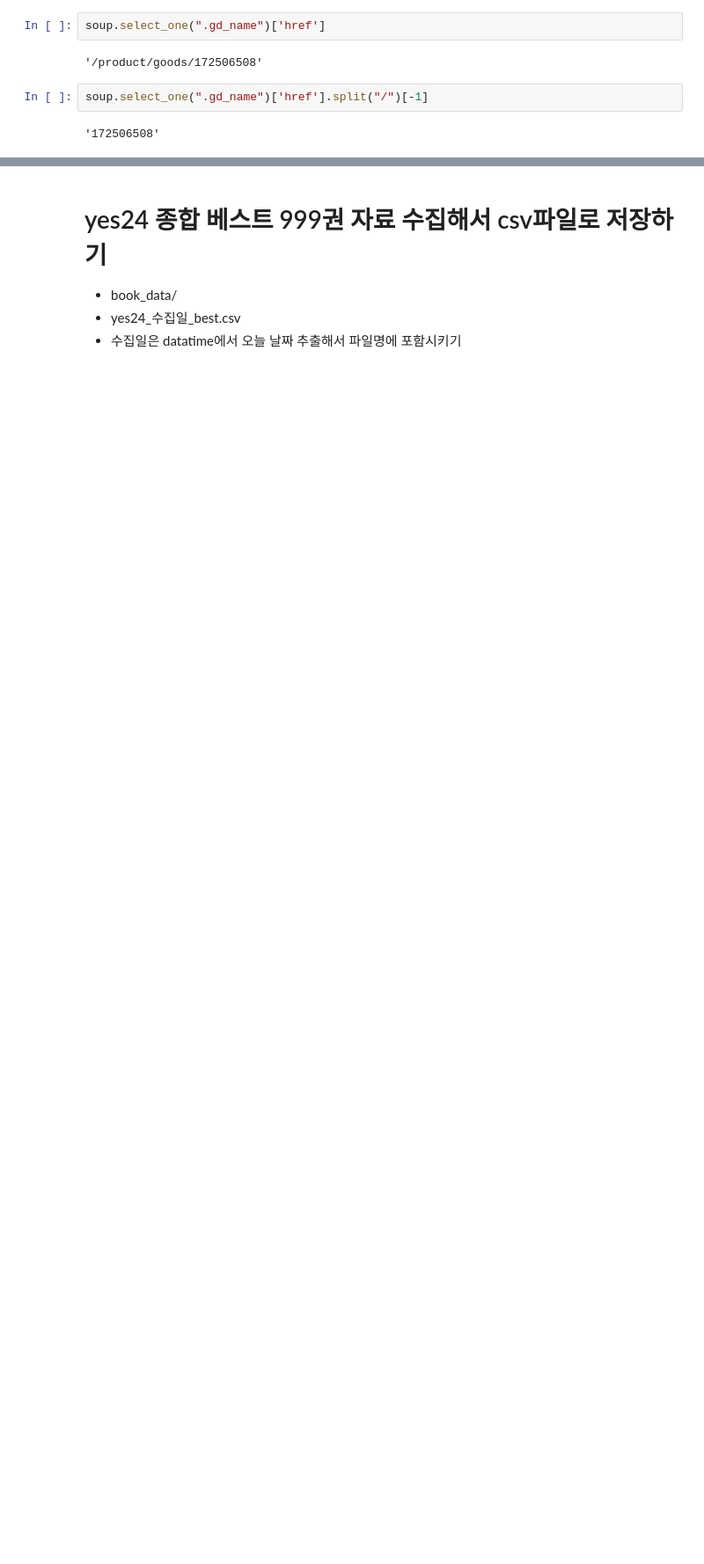
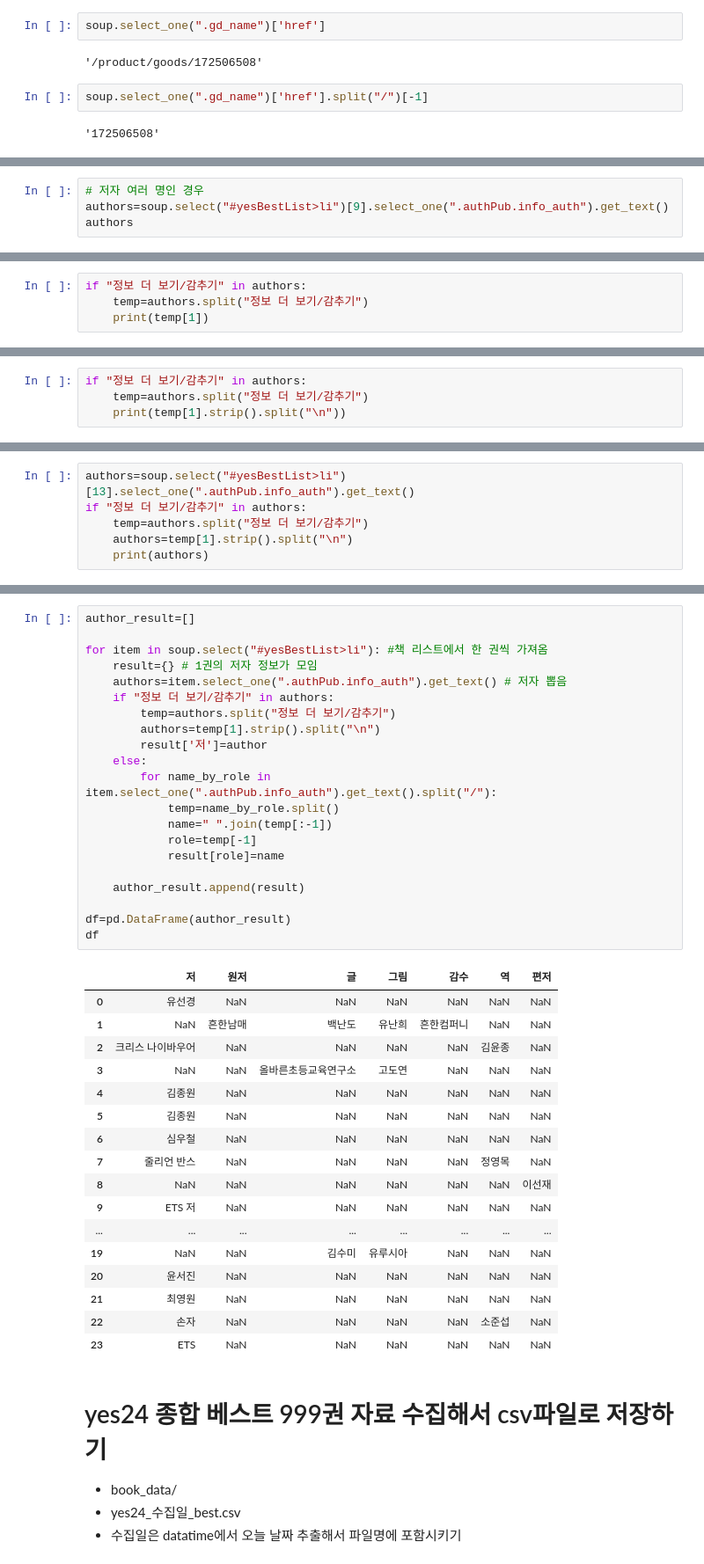
Before and after one commit to jaehee041113/fintech4, a Jupyter notebook: 05data_scraping/05_정적웹페이지에서 데이터 수집하기_yes24.ipynb, the cells around one changed output, grey strips where cells are left out. Shown at 88% size. Drawn from its saved outputs; the diff is of its cells as text; blank space fills up the shorter version.

```diff
--- a/05data_scraping/05_정적웹페이지에서 데이터 수집하기_yes24.ipynb
+++ b/05data_scraping/05_정적웹페이지에서 데이터 수집하기_yes24.ipynb
@@ -246,0 +299,4 @@ df
+# %%
+# 저자 여러 명인 경우
+authors=soup.select("#yesBestList>li")[9].select_one(".authPub.info_auth").get_text()
+authors
@@ -246,0 +305,4 @@ df
+# %%
+if "정보 더 보기/감추기" in authors:
+    temp=authors.split("정보 더 보기/감추기")
+    print(temp[1])
@@ -246,0 +322,4 @@ df
+# %%
+if "정보 더 보기/감추기" in authors:
+    temp=authors.split("정보 더 보기/감추기")
+    print(temp[1].strip().split("\n"))
@@ -246,0 +328,6 @@ df
+# %%
+authors=soup.select("#yesBestList>li")[13].select_one(".authPub.info_auth").get_text()
+if "정보 더 보기/감추기" in authors:
+    temp=authors.split("정보 더 보기/감추기")
+    authors=temp[1].strip().split("\n")
+    print(authors)
@@ -247,3 +338,42 @@ df
+# %%
+author_result=[]
+
+for item in soup.select("#yesBestList>li"): #책 리스트에서 한 권씩 가져옴
+    result={} # 1권의 저자 정보가 모임
+    authors=item.select_one(".authPub.info_auth").get_text() # 저자 뽑음
+    if "정보 더 보기/감추기" in authors:
+        temp=authors.split("정보 더 보기/감추기")
+        authors=temp[1].strip().split("\n")
+        result['저']=author
+    else:
+        for name_by_role in item.select_one(".authPub.info_auth").get_text().split("/"):
+            temp=name_by_role.split()
+            name=" ".join(temp[:-1])
+            role=temp[-1]
+            result[role]=name
+
+    author_result.append(result)
+
+df=pd.DataFrame(author_result)
+df
+# %% [output]
+|  | 저 | 원저 | 글 | 그림 | 감수 | 역 | 편저 |
+| 0 | 유선경 | NaN | NaN | NaN | NaN | NaN | NaN |
+| 1 | NaN | 흔한남매 | 백난도 | 유난희 | 흔한컴퍼니 | NaN | NaN |
+| 2 | 크리스 나이바우어 | NaN | NaN | NaN | NaN | 김윤종 | NaN |
+| 3 | NaN | NaN | 올바른초등교육연구소 | 고도연 | NaN | NaN | NaN |
+| 4 | 김종원 | NaN | NaN | NaN | NaN | NaN | NaN |
+| 5 | 김종원 | NaN | NaN | NaN | NaN | NaN | NaN |
+| 6 | 심우철 | NaN | NaN | NaN | NaN | NaN | NaN |
+| 7 | 줄리언 반스 | NaN | NaN | NaN | NaN | 정영목 | NaN |
+| 8 | NaN | NaN | NaN | NaN | NaN | NaN | 이선재 |
+| 9 | ETS 저 | NaN | NaN | NaN | NaN | NaN | NaN |
+| ... | ... | ... | ... | ... | ... | ... | ... |
+| 19 | NaN | NaN | 김수미 | 유루시아 | NaN | NaN | NaN |
+| 20 | 윤서진 | NaN | NaN | NaN | NaN | NaN | NaN |
+| 21 | 최영원 | NaN | NaN | NaN | NaN | NaN | NaN |
+| 22 | 손자 | NaN | NaN | NaN | NaN | 소준섭 | NaN |
+| 23 | ETS | NaN | NaN | NaN | NaN | NaN | NaN |
 # %% [markdown]
 # yes24 종합 베스트 999권 자료 수집해서 csv파일로 저장하기
 - book_data/
```
Also changed, not shown: parts of 28 cells of this notebook, 2 other files.
